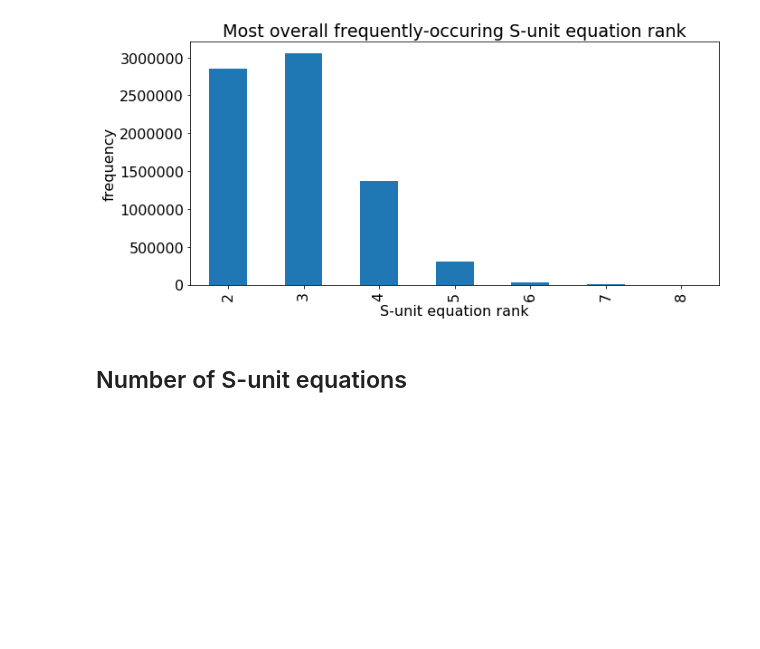
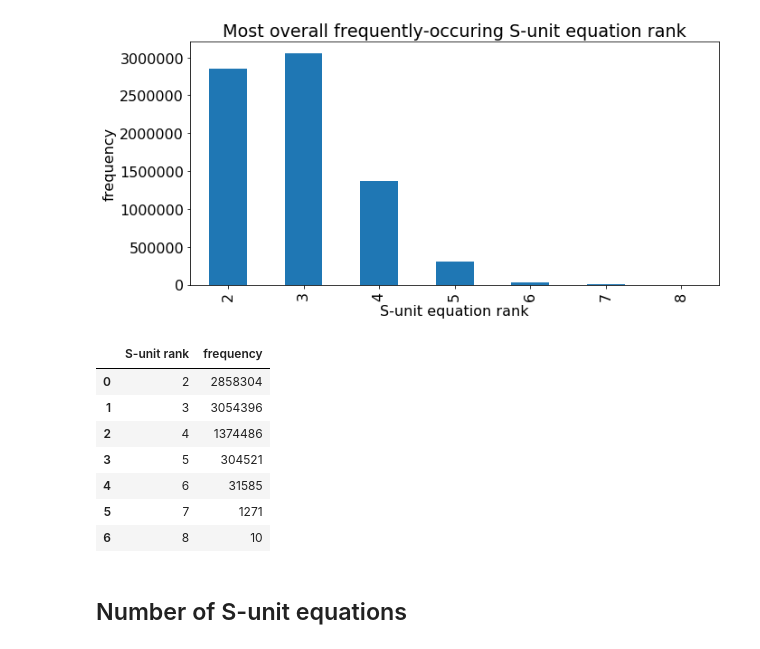
Before and after one commit to adelagherga/ThueMahler, a Jupyter notebook: Code/SUnitEqDataAnalysis.ipynb, the cells around one changed output. Cells and saved outputs as stored; diff of their text form; code cells hidden in the pictures; blank space fills up the shorter version.

Commit message:
Edited S-unit analysis notebook; still incomplete

```diff
--- a/Code/SUnitEqDataAnalysis.ipynb
+++ b/Code/SUnitEqDataAnalysis.ipynb
@@ -498,6 +499,23 @@ plt.tight_layout()
 plt.show()
 # %% [output]
 [figure]
+# %%
+TM_data_rank_count = (
+    TM_data_rank.groupby(['S-unit rank'])
+    .N.count()
+    .rename('frequency')
+    .reset_index()
+)
+display(TM_data_rank_count.head(10))
+# %% [output]
+|  | S-unit rank | frequency |
+| 0 | 2 | 2858304 |
+| 1 | 3 | 3054396 |
+| 2 | 4 | 1374486 |
+| 3 | 5 | 304521 |
+| 4 | 6 | 31585 |
+| 5 | 7 | 1271 |
+| 6 | 8 | 10 |
 # %% [markdown]
 ## Number of S-unit equations
 # %%
```
Also changed, not shown: parts of 1 cell of this notebook.
